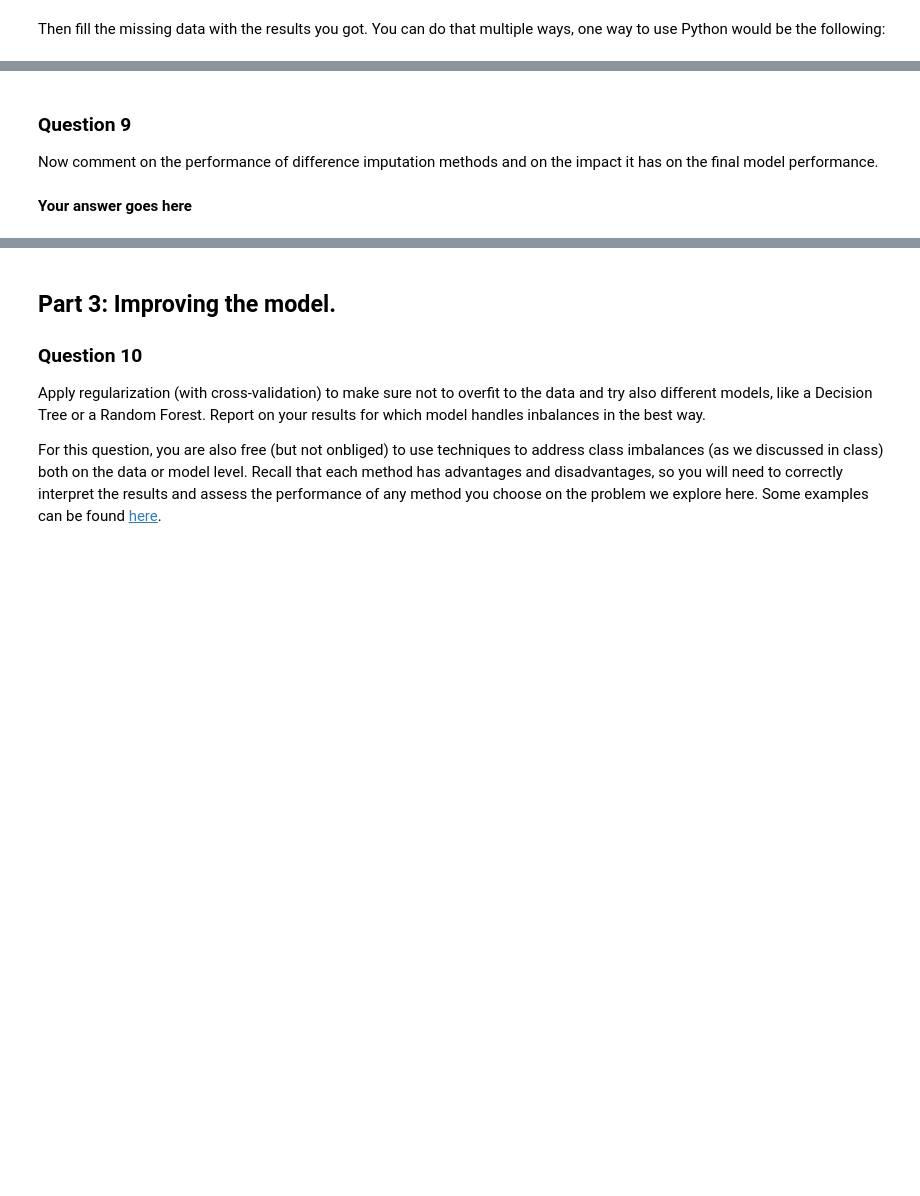
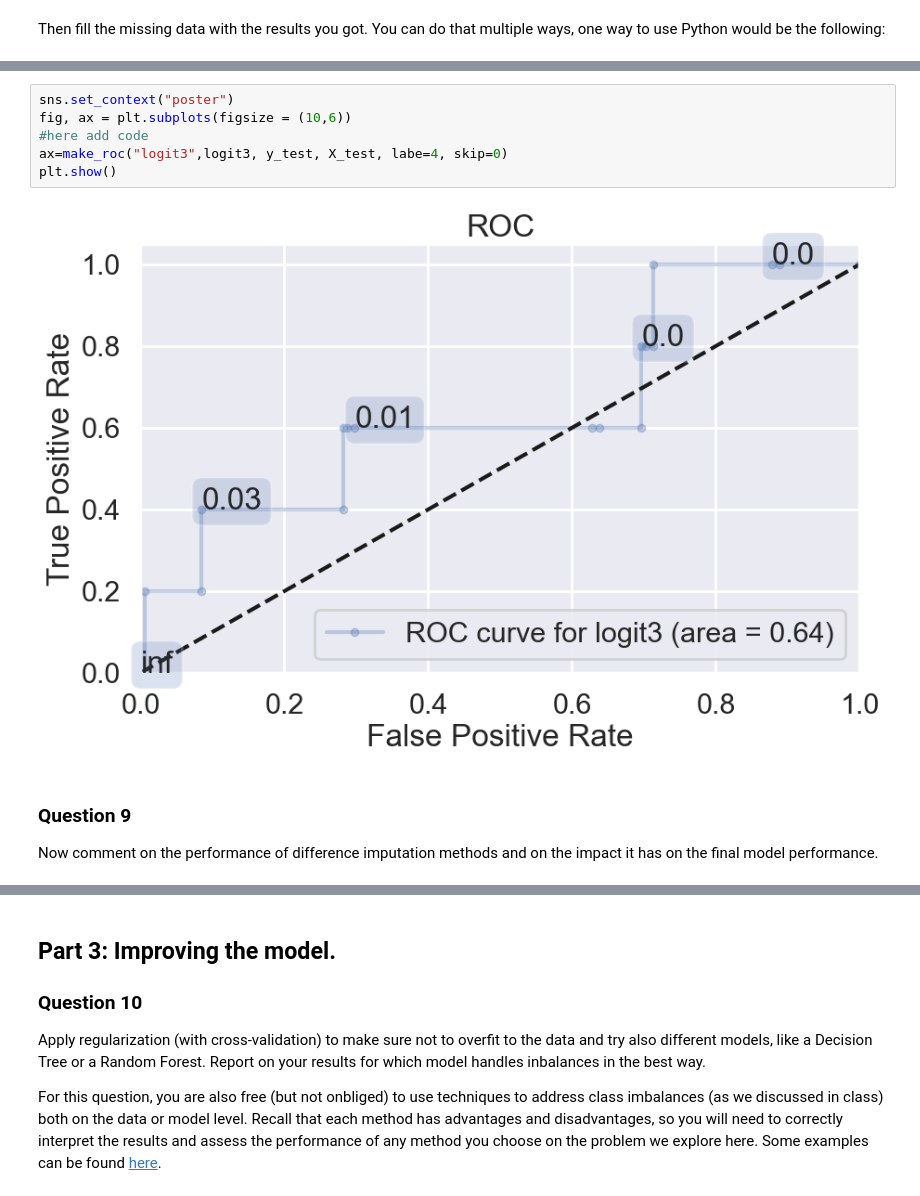
Before and after one commit to Ingridsm21/Data_Analysis, a Jupyter notebook: clinic3/clinic3_empty.ipynb, the cells around one changed output, grey strips where cells are left out. Cells and saved outputs as stored; diff of their text form; blank space fills up the shorter version.

```diff
--- a/clinic3/clinic3_empty.ipynb
+++ b/clinic3/clinic3_empty.ipynb
@@ -707,7 +821,13 @@ plt.show()
+# %%
+sns.set_context("poster")
+fig, ax = plt.subplots(figsize = (10,6))
+#here add code
+ax=make_roc("logit3",logit3, y_test, X_test, labe=4, skip=0)
+plt.show()
+# %% [output]
+[figure, added]
 # %% [markdown]
 ### Question 9 <a name="q9"></a>
 
 
 Now comment on the performance of difference imputation methods and on the impact it has on the final model performance.
-# %% [markdown]
-**Your answer goes here**
```
Also changed, not shown: parts of 23 cells of this notebook, 5 other files.
